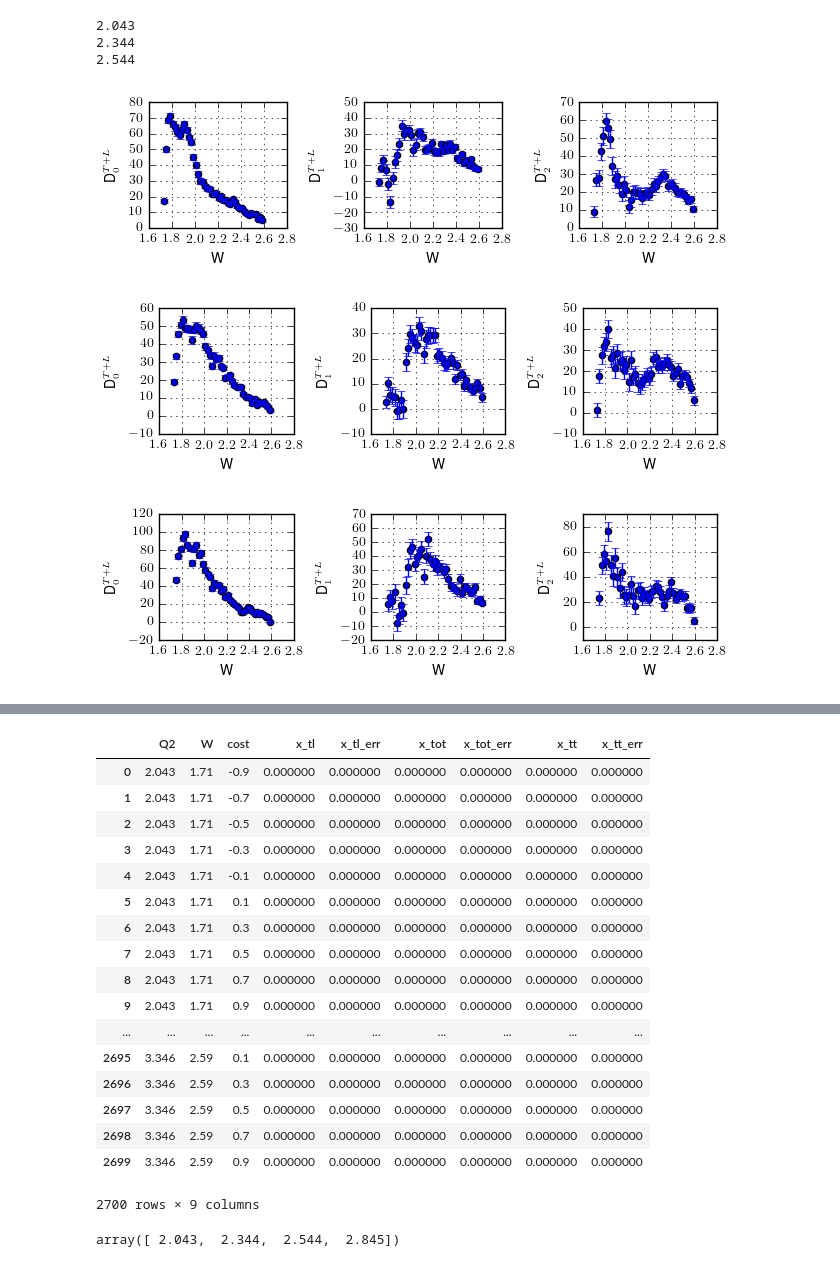
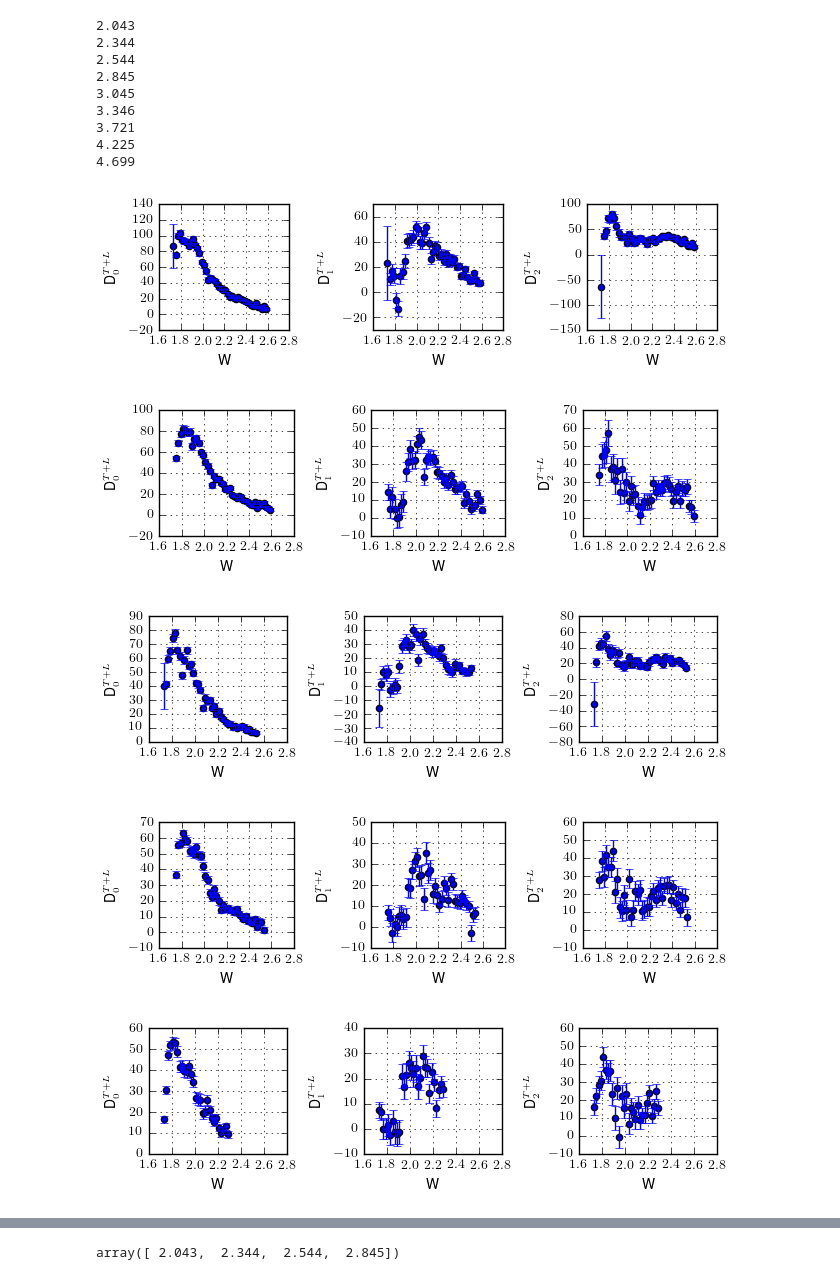
Before and after one commit to evan-phelps/phys-ana-omega, a Jupyter notebook: worksheets/ExpData.ipynb, the cells around one changed output, grey strips where cells are left out. Cells and saved outputs as stored; diff of their text form; code cells hidden in the pictures.

```diff
--- a/worksheets/ExpData.ipynb
+++ b/worksheets/ExpData.ipynb
@@ -477,16 +455,19 @@ def get_xsect_dict(xsects):
 
 def get_legs_dict(df, W, Q2, fitfunc=legR2):
     df_wq2 = df[(df.W==W)&(df.Q2==Q2)]
-    parm_vals, pcov = so.curve_fit(fitfunc, df_wq2.cost,
-                                   df_wq2.x_tot,
-                                   sigma=df_wq2.x_tot_err.replace(0,np.NaN),
-                                   absolute_sigma=True)
-    parm_errs = np.sqrt(np.diag(pcov))
-    names = ['nu', 'xb', 'eps', 'eps_l', 'W', 'Q2', 'D0_tot', 'D0_tot_err',
-             'D1_tot', 'D1_tot_err', 'D2_tot', 'D2_tot_err']
-    vals = [df.nu[0], df.xb[0], df.eps[0], df.eps_l[0], W, Q2]
-    for v, e in zip(parm_vals, parm_errs):
-        vals.extend([v,e])
+    parm_vals, parm_errs = (0,0,0), (0,0,0)
+    vals, names = [], []
+    if len(df_wq2.replace(0,np.NaN).dropna()) >= 3:
+        parm_vals, pcov = so.curve_fit(fitfunc, df_wq2.cost,
+                                       df_wq2.x_tot,
+                                       sigma=df_wq2.x_tot_err.replace(0,np.NaN),
+                                       absolute_sigma=True)
+        parm_errs = np.sqrt(np.diag(pcov))
+        vals = [df_wq2.nu.iloc[0], df_wq2.xb.iloc[0], df_wq2.eps.iloc[0], df_wq2.eps_l.iloc[0], W, Q2]
+        for v, e in zip(parm_vals, parm_errs):
+            vals.extend([v,e])
+        names = ['nu', 'xb', 'eps', 'eps_l', 'W', 'Q2', 'D0_tot', 'D0_tot_err',
+                 'D1_tot', 'D1_tot_err', 'D2_tot', 'D2_tot_err']
     return ({n:v for (n,v) in zip(names,vals)})
 
 def plots_1wq2bin(df, W, Q2, ax=None, fitfunc=legR2):
@@ -726,6 +832,7 @@ for Q2 in sorted(df.Q2.unique()):
         df_1q2.plot('W', leg_i, yerr='%s_err'%leg_i, kind='scatter', ax=ax)
         ax.set_ylabel(lbl)
         ax.grid()
+        ax.set_xlim(1.6,2.8)
 #         ax.set_title(lbl)
     print(Q2)
     plt.tight_layout()
@@ -741,20 +858,29 @@ for Q2 in sorted(df.Q2.unique()):
 # %%
 #%matplotlib inline
 df = df_e1f_legs.replace(np.inf, np.nan).dropna()
 for Q2 in sorted(df.Q2.unique()):
     fig, axes = plt.subplots(1,3, figsize=(6.5,2))
     df_1q2 = df[df.Q2==Q2]
     for ax, leg_i, lbl in zip(axes, ['D0_tot', 'D1_tot', 'D2_tot'], [r'D^{T+L}_0', r'D^{T+L}_1', r'D^{T+L}_2']):
         df_1q2.plot('W', leg_i, yerr='%s_err'%leg_i, kind='scatter', ax=ax)
         ax.set_ylabel(lbl)
         ax.grid()
+        ax.set_xlim(1.6,2.8)
 #         ax.set_title(lbl)
     plt.tight_layout()
     print(Q2)
 # %% [output]
 2.043
 2.344
 2.544
+2.845
+3.045
+3.346
+3.721
+4.225
+4.699
-[figure, old version]
+[figure, new version]
-[figure, old version]
+[figure, new version]
-[figure, old version]
+[figure, new version]
+[figure, added]
+[figure, added]
@@ -761,24 +891,3 @@ for Q2 in sorted(df.Q2.unique()):
-# %%
-df_e1f
-# %% [output]
-|  | Q2 | W | cost | x_tl | x_tl_err | x_tot | x_tot_err | x_tt | x_tt_err |
-| 0 | 2.043 | 1.71 | -0.9 | 0.000000 | 0.000000 | 0.000000 | 0.000000 | 0.000000 | 0.000000 |
-| 1 | 2.043 | 1.71 | -0.7 | 0.000000 | 0.000000 | 0.000000 | 0.000000 | 0.000000 | 0.000000 |
-| 2 | 2.043 | 1.71 | -0.5 | 0.000000 | 0.000000 | 0.000000 | 0.000000 | 0.000000 | 0.000000 |
-| 3 | 2.043 | 1.71 | -0.3 | 0.000000 | 0.000000 | 0.000000 | 0.000000 | 0.000000 | 0.000000 |
-| 4 | 2.043 | 1.71 | -0.1 | 0.000000 | 0.000000 | 0.000000 | 0.000000 | 0.000000 | 0.000000 |
-| 5 | 2.043 | 1.71 | 0.1 | 0.000000 | 0.000000 | 0.000000 | 0.000000 | 0.000000 | 0.000000 |
-| 6 | 2.043 | 1.71 | 0.3 | 0.000000 | 0.000000 | 0.000000 | 0.000000 | 0.000000 | 0.000000 |
-| 7 | 2.043 | 1.71 | 0.5 | 0.000000 | 0.000000 | 0.000000 | 0.000000 | 0.000000 | 0.000000 |
-| 8 | 2.043 | 1.71 | 0.7 | 0.000000 | 0.000000 | 0.000000 | 0.000000 | 0.000000 | 0.000000 |
-| 9 | 2.043 | 1.71 | 0.9 | 0.000000 | 0.000000 | 0.000000 | 0.000000 | 0.000000 | 0.000000 |
-| ... | ... | ... | ... | ... | ... | ... | ... | ... | ... |
-| 2695 | 3.346 | 2.59 | 0.1 | 0.000000 | 0.000000 | 0.000000 | 0.000000 | 0.000000 | 0.000000 |
-| 2696 | 3.346 | 2.59 | 0.3 | 0.000000 | 0.000000 | 0.000000 | 0.000000 | 0.000000 | 0.000000 |
-| 2697 | 3.346 | 2.59 | 0.5 | 0.000000 | 0.000000 | 0.000000 | 0.000000 | 0.000000 | 0.000000 |
-| 2698 | 3.346 | 2.59 | 0.7 | 0.000000 | 0.000000 | 0.000000 | 0.000000 | 0.000000 | 0.000000 |
-| 2699 | 3.346 | 2.59 | 0.9 | 0.000000 | 0.000000 | 0.000000 | 0.000000 | 0.000000 | 0.000000 |
-2700 rows × 9 columns
 # %%
 df_e16_legs.replace(np.inf, np.nan).dropna().Q2.unique()
 # %% [output]
```
Also changed, not shown: parts of 11 cells of this notebook, 5 other files.
